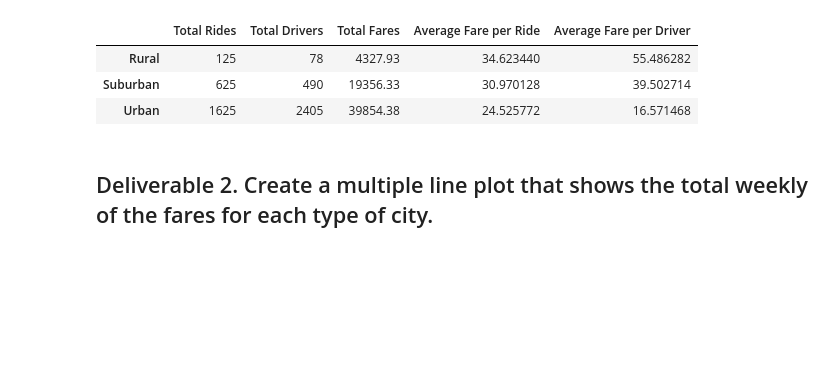
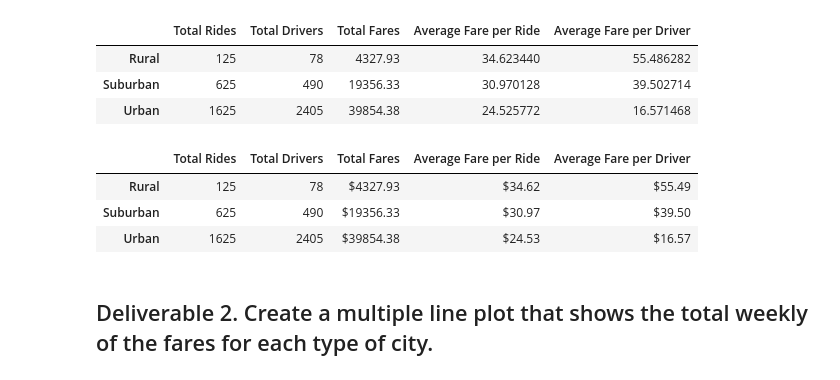
Before and after one commit to AadiJan/PyBer_Analysis, a Jupyter notebook: PyBer_Challenge.ipynb, the cells around one changed output. Saved outputs shown, nothing was run; the diff lists cells and outputs as text; code cells hidden in the pictures; blank space fills up the shorter version.

```diff
--- a/PyBer_Challenge.ipynb
+++ b/PyBer_Challenge.ipynb
@@ -152,3 +150,15 @@ pyber_summary_df
+# %%
+#  8. Format the columns.
+pyber_summary_df['Total Fares'] = pyber_summary_df['Total Fares'].apply(lambda x: "${:.2f}".format((x/1)))
+pyber_summary_df['Average Fare per Ride'] = pyber_summary_df['Average Fare per Ride'].apply(lambda x: "${:.2f}".format((x/1)))
+pyber_summary_df['Average Fare per Driver'] = pyber_summary_df['Average Fare per Driver'].apply(lambda x: "${:.2f}".format((x/1)))
+# %%
+pyber_summary_df
+# %% [output]
+|  | Total Rides | Total Drivers | Total Fares | Average Fare per Ride | Average Fare per Driver |
+| Rural | 125 | 78 | $4327.93 | $34.62 | $55.49 |
+| Suburban | 625 | 490 | $19356.33 | $30.97 | $39.50 |
+| Urban | 1625 | 2405 | $39854.38 | $24.53 | $16.57 |
 # %% [markdown]
 ## Deliverable 2.  Create a multiple line plot that shows the total weekly of the fares for each type of city.
 # %%
```
Also changed, not shown: parts of 8 cells of this notebook.
